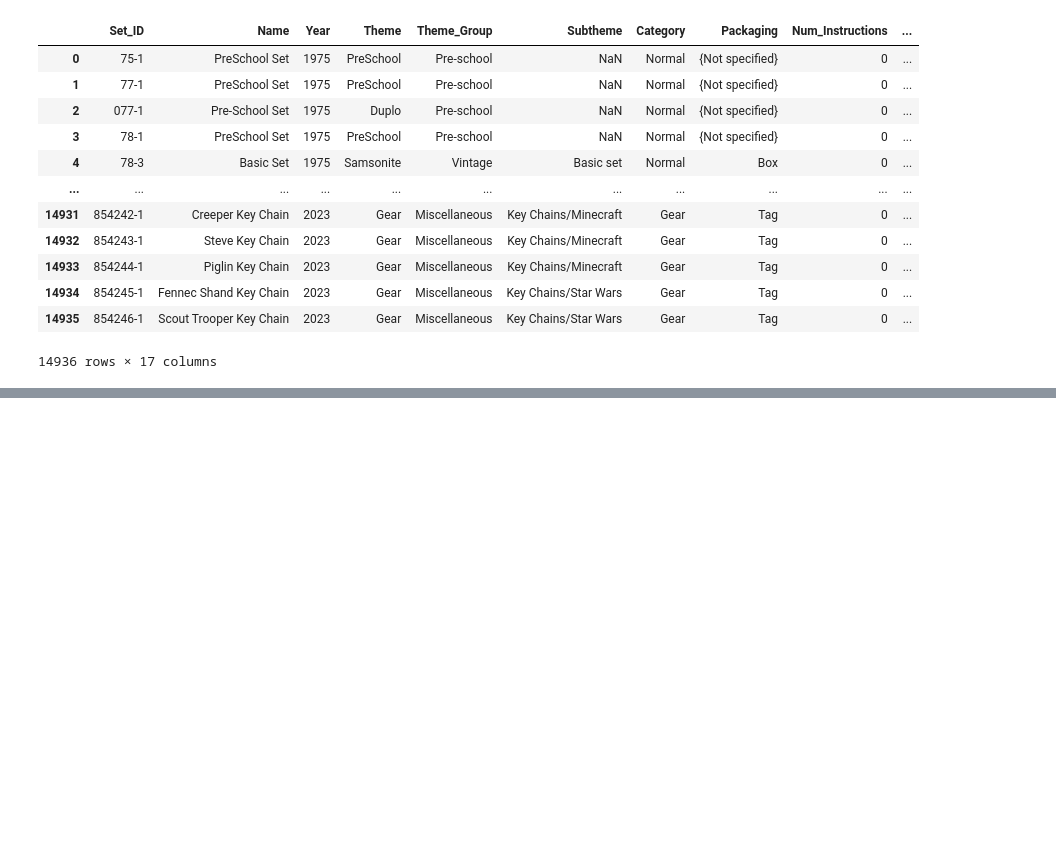
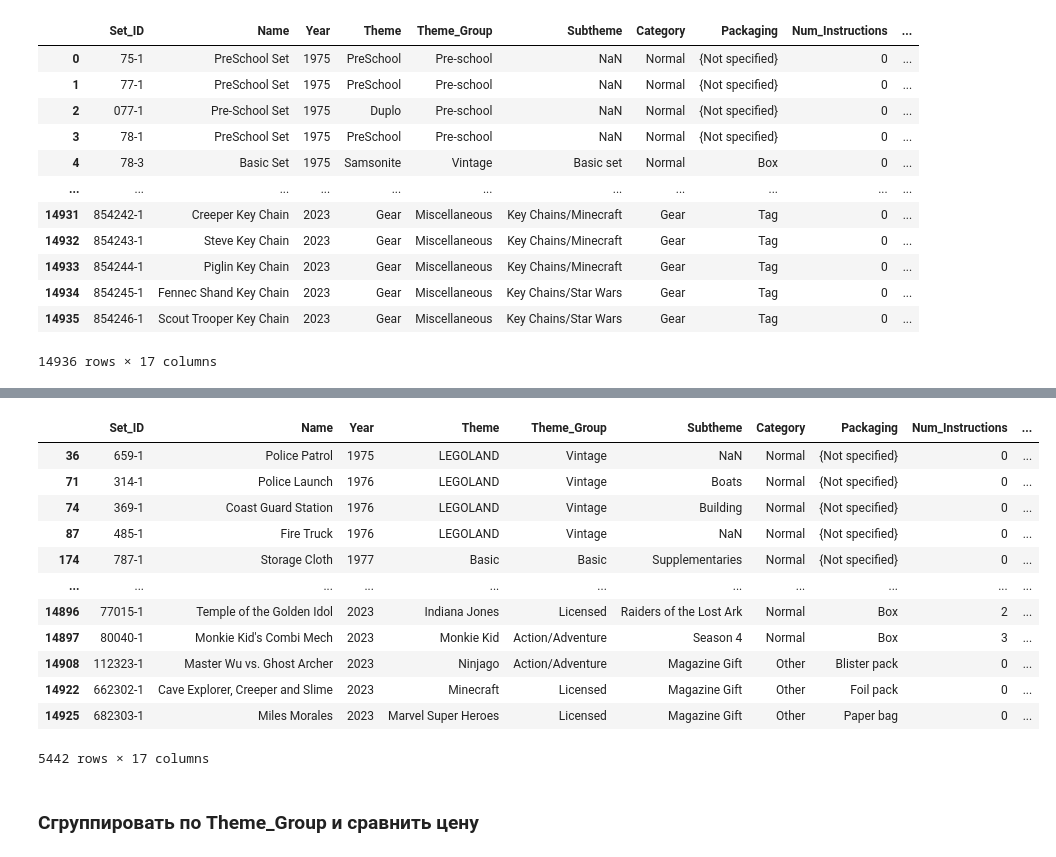
Before and after one commit to nika953/LEGO_Dataset, a Jupyter notebook: LEGO.ipynb, the cells around one changed output, grey strips where cells are left out. Drawn from its saved outputs; the diff is of its cells as text; code cells hidden in the pictures; blank space fills up the shorter version.

```diff
--- a/LEGO.ipynb
+++ b/LEGO.ipynb
@@ -20,0 +41,18 @@ lego
+# %%
+lego[lego['Current_Price'].isna() == False]
+# %% [output]
+|  | Set_ID | Name | Year | Theme | Theme_Group | Subtheme | Category | Packaging | Num_Instructions | ... |
+| 36 | 659-1 | Police Patrol | 1975 | LEGOLAND | Vintage | NaN | Normal | {Not specified} | 0 | ... |
+| 71 | 314-1 | Police Launch | 1976 | LEGOLAND | Vintage | Boats | Normal | {Not specified} | 0 | ... |
+| 74 | 369-1 | Coast Guard Station | 1976 | LEGOLAND | Vintage | Building | Normal | {Not specified} | 0 | ... |
+| 87 | 485-1 | Fire Truck | 1976 | LEGOLAND | Vintage | NaN | Normal | {Not specified} | 0 | ... |
+| 174 | 787-1 | Storage Cloth | 1977 | Basic | Basic | Supplementaries | Normal | {Not specified} | 0 | ... |
+| ... | ... | ... | ... | ... | ... | ... | ... | ... | ... | ... |
+| 14896 | 77015-1 | Temple of the Golden Idol | 2023 | Indiana Jones | Licensed | Raiders of the Lost Ark | Normal | Box | 2 | ... |
+| 14897 | 80040-1 | Monkie Kid's Combi Mech | 2023 | Monkie Kid | Action/Adventure | Season 4 | Normal | Box | 3 | ... |
+| 14908 | 112323-1 | Master Wu vs. Ghost Archer | 2023 | Ninjago | Action/Adventure | Magazine Gift | Other | Blister pack | 0 | ... |
+| 14922 | 662302-1 | Cave Explorer, Creeper and Slime | 2023 | Minecraft | Licensed | Magazine Gift | Other | Foil pack | 0 | ... |
+| 14925 | 682303-1 | Miles Morales | 2023 | Marvel Super Heroes | Licensed | Magazine Gift | Other | Paper bag | 0 | ... |
+5442 rows × 17 columns
+# %% [markdown]
+### Сгруппировать по Theme_Group и сравнить цену
```
Also changed, not shown: parts of 19 cells of this notebook.
